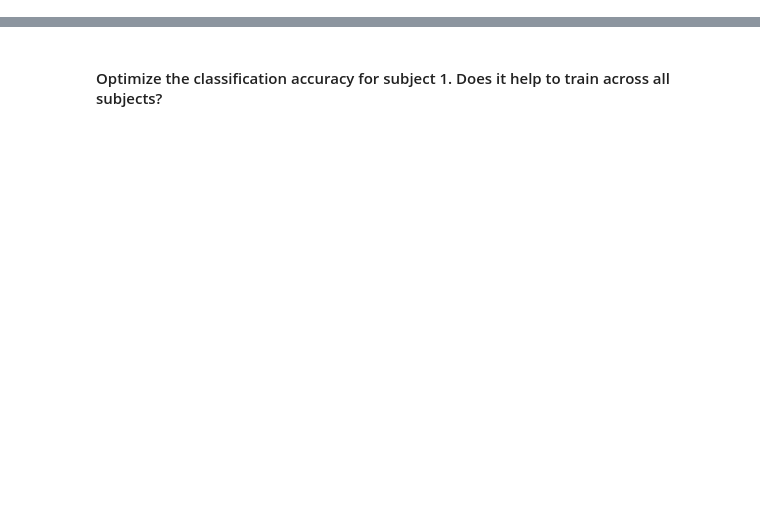
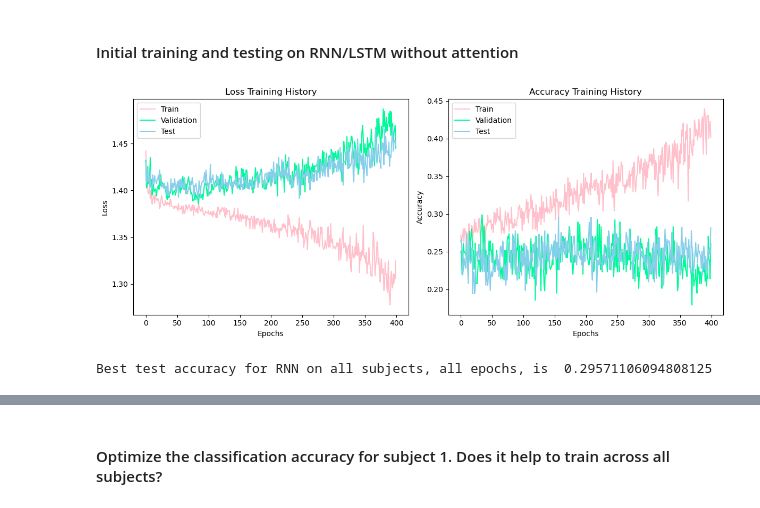
Before and after one commit to shiyunsun/NeuroBCI-Classification, a Jupyter notebook: model_train.ipynb, the cells around one changed output, grey strips where cells are left out. Drawn from its saved outputs; the diff is of its cells as text; code cells hidden in the pictures; blank space fills up the shorter version.

Commit message:
Graphs updated

```diff
--- a/model_train.ipynb
+++ b/model_train.ipynb
@@ -39,3 +39,25 @@ dataset1, X_val1, y_val1, X_test1, y_test1 = process_data(X_train_valid1,
                                                           X_test1,
                                                           y_test1)
 dataloader1 = DataLoader(dataset1, batch_size=100, shuffle=True, drop_last=True)
+# %% [markdown]
+#### Initial training and testing on RNN/LSTM without attention
+# %%
+rnn_config = {'hidden_size':64,
+            'nhead':8,
+            'dropout':0.2,
+            'use_lstm':False,
+            'use_attention':False}
+rnn = RNN(rnn_config)
+rnn_optimizer = optim.Adam(rnn.parameters(), lr=1e-3, weight_decay=1e-3)
+train_loss, train_acc, val_loss, val_acc, test_loss, test_acc, best_model = model_train(400,
+                                                                            rnn,
+                                                                            rnn_optimizer,
+                                                                            dataloader,
+                                                                            X_val, y_val,
+                                                                            X_test, y_test,
+                                                                            700, mute=True)
+plot_history(train_loss, train_acc, val_loss, val_acc, test_loss, test_acc)
+print("Best test accuracy for RNN on all subjects, all epochs, is ", max(test_acc))
+# %% [output]
+[figure, added]
+Best test accuracy for RNN on all subjects, all epochs, is  0.29571106094808125
```
Also changed, not shown: parts of 11 cells of this notebook, 1 other file.
